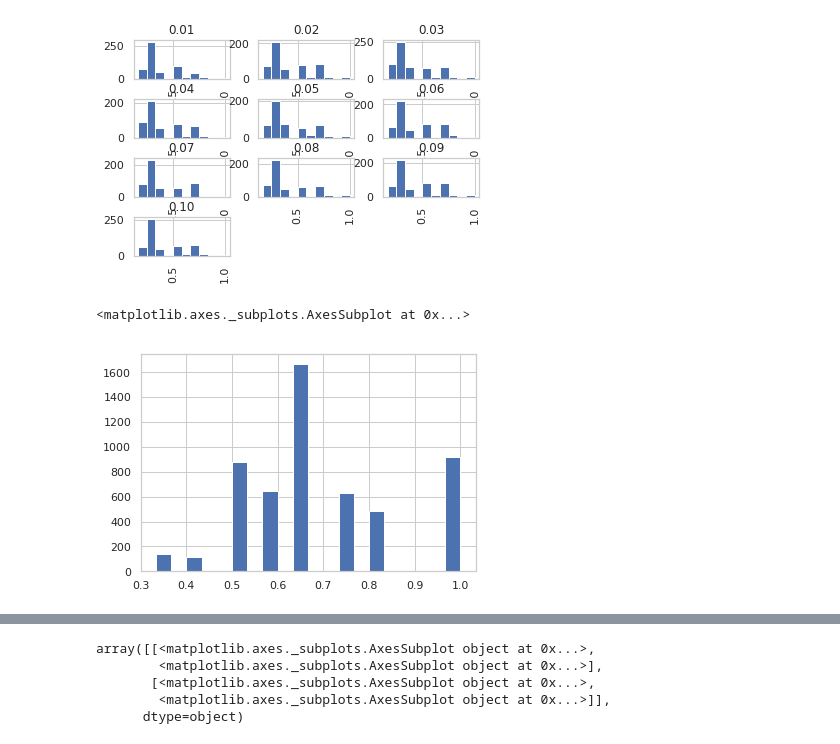
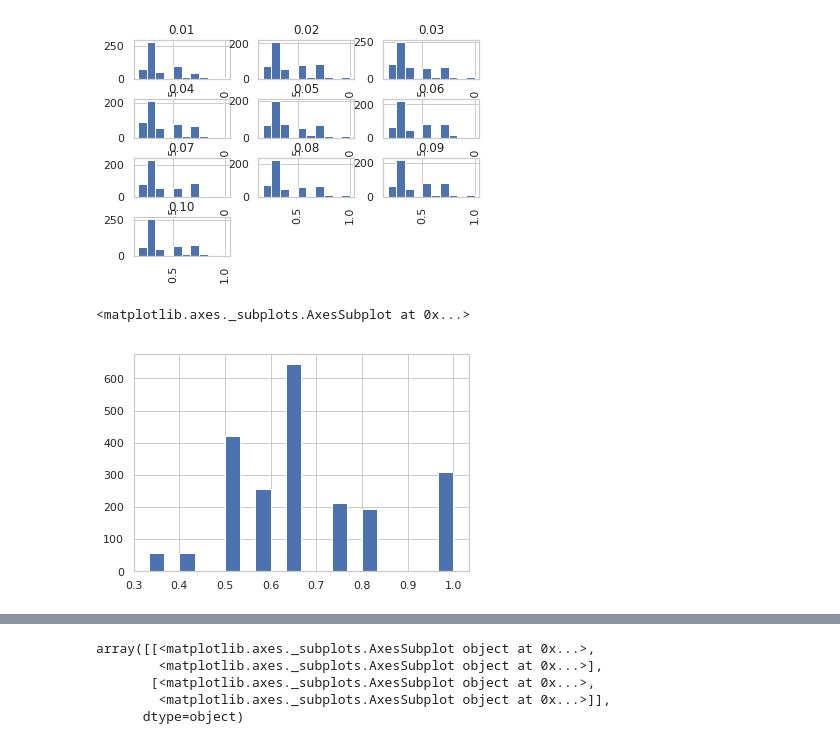
Before and after one commit to mfbari/esso, a Jupyter notebook: plots/plot_server_and_co_spread.ipynb, the cells around one changed output, grey strips where cells are left out. Drawn from its saved outputs; the diff is of its cells as text; code cells hidden in the pictures.

Commit message:
added code for showing the diff for switch power

```diff
--- a/plots/plot_server_and_co_spread.ipynb
+++ b/plots/plot_server_and_co_spread.ipynb
@@ -17,17 +15,31 @@ pd.read_csv?
 # %%
+# _2 is for normal case
+# _3 is for when switch power is not considered
+
 as_number = '13129'
 sfc_duration = '3600'
-opt_name = {'c':'Optimal', 'h':'Tabu Search', 'f':'First Fit'}
-for opt in ['c', 'h', 'f']:
+opt_name = {'c':'Optimal'}#, 'h':'Tabu Search', 'f':'First Fit'}
+for opt in opt_name.keys():
     for ar in range(1, 11):
         arrival_rate = '{:4.2f}'.format(ar*0.01)
         run_id = opt + '_' + as_number + '_' + arrival_rate + '_' + sfc_duration
-        df_id = run_id.replace('.', '_')
-        exec(df_id + '_df = pd.read_csv(' + '"../runs/' + run_id + '_2/sfc_data.csv' + '", index_col="timeslot")' )
+        df_id = run_id.replace('.', '_') + '_sp' # with switch power
+        exec(df_id + '_df = pd.read_csv(' + '"server_nfvpod_spread_data/' + run_id + '_2/sfc_data.csv' + '", index_col="timeslot")' )
         exec('df_dir["' + df_id + '"] = ' + df_id + '_df')
+        df_dir[df_id]['Switch Power'] = 'Yes'
         df_dir[df_id]['Optimizer'] = opt_name[opt]
         df_dir[df_id]['Arrival Rate'] = arrival_rate
         df_dir[df_id]['Server Spread'] = df_dir[df_id]['server_count'] / df_dir[df_id]['vnf_count']
         df_dir[df_id]['NFV-POD Spread'] = df_dir[df_id]['co_count'] / df_dir[df_id]['vnf_count']
         print(df_id)
+
+        df_id = run_id.replace('.', '_') + '_nsp' # without switch power
+        exec(df_id + '_df = pd.read_csv(' + '"server_nfvpod_spread_data/' + run_id + '_3/sfc_data.csv' + '", index_col="timeslot")' )
+        exec('df_dir["' + df_id + '"] = ' + df_id + '_df')
+        df_dir[df_id]['Switch Power'] = 'No'
+        df_dir[df_id]['Optimizer'] = opt_name[opt]
+        df_dir[df_id]['Arrival Rate'] = arrival_rate
+        df_dir[df_id]['Server Spread'] = df_dir[df_id]['server_count'] / df_dir[df_id]['vnf_count']
+        df_dir[df_id]['NFV-POD Spread'] = df_dir[df_id]['co_count'] / df_dir[df_id]['vnf_count']
+        print(df_id)
 # %% [output]
@@ -123,7 +163,7 @@ array([[<matplotlib.axes._subplots.AxesSubplot object at 0x...>,
       dtype=object)
 [figure]
 # %%
-spread_df['Server Spread'].hist(bins=20)
+spread_df[spread_df['Switch Power'] == 'Yes']['Server Spread'].hist(bins=20)
 # %% [output]
 <matplotlib.axes._subplots.AxesSubplot at 0x...>
-[figure, old version]
+[figure, new version]
```
Also changed, not shown: parts of 11 cells of this notebook.
